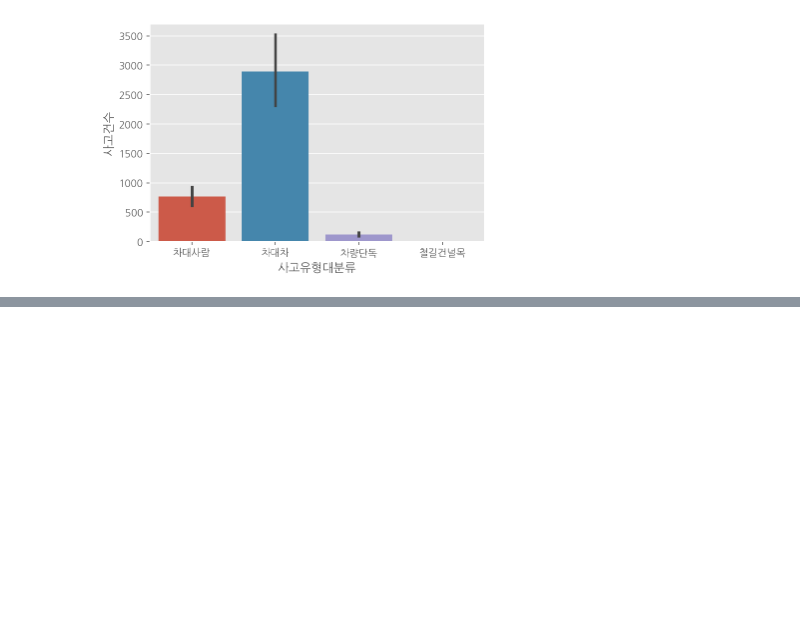
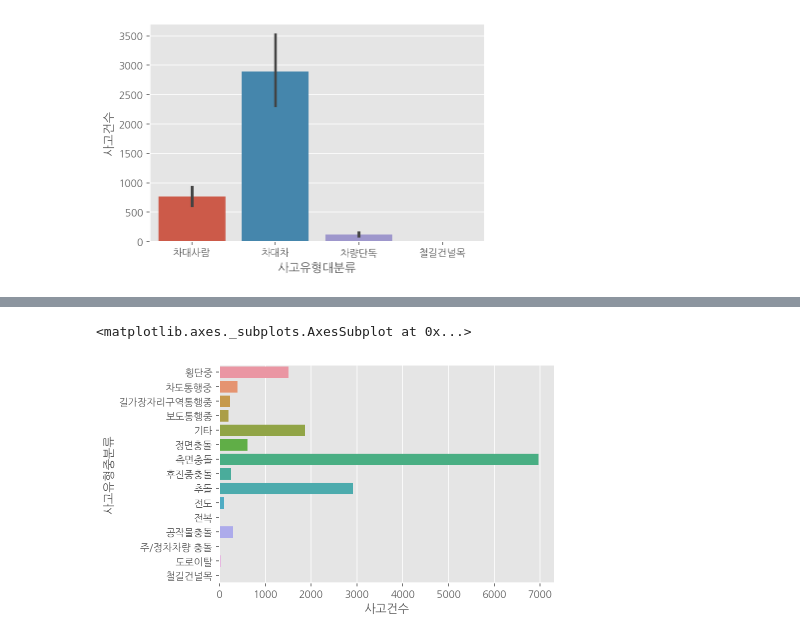
Before and after one commit to SoheeKims/Study-Python, a Jupyter notebook: 교통사고_유형별_사고2.ipynb, the cells around one changed output, grey strips where cells are left out. Cells and saved outputs as stored; diff of their text form; code cells hidden in the pictures; blank space fills up the shorter version.

```diff
--- a/교통사고_유형별_사고2.ipynb
+++ b/교통사고_유형별_사고2.ipynb
@@ -316,0 +314,5 @@ sns.barplot(data = df, x = '사고유형대분류', y = '사고건수')
+# %%
+sns.barplot(data = df, y = "사고유형중분류", x = "사고건수", ci = None)
+# %% [output]
+<matplotlib.axes._subplots.AxesSubplot at 0x...>
+[figure, added]
```
Also changed, not shown: parts of 6 cells of this notebook.
